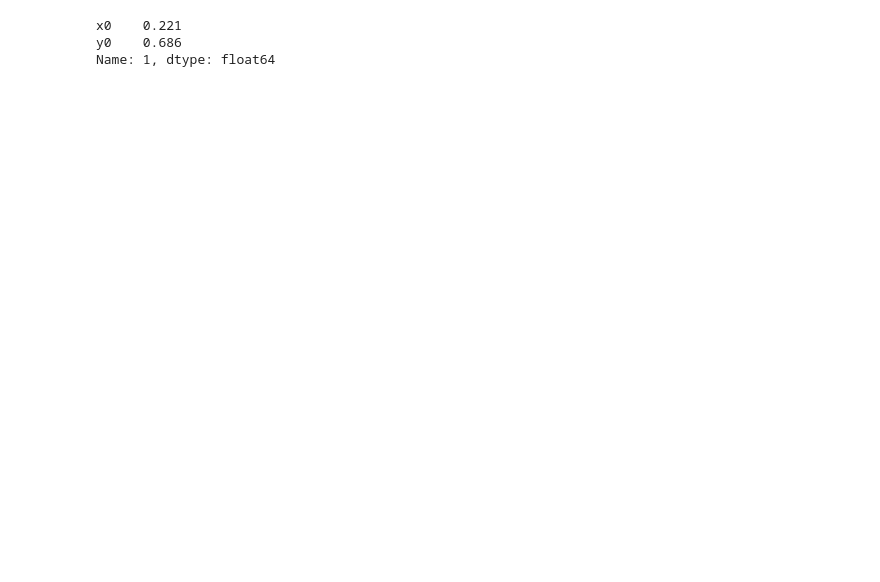
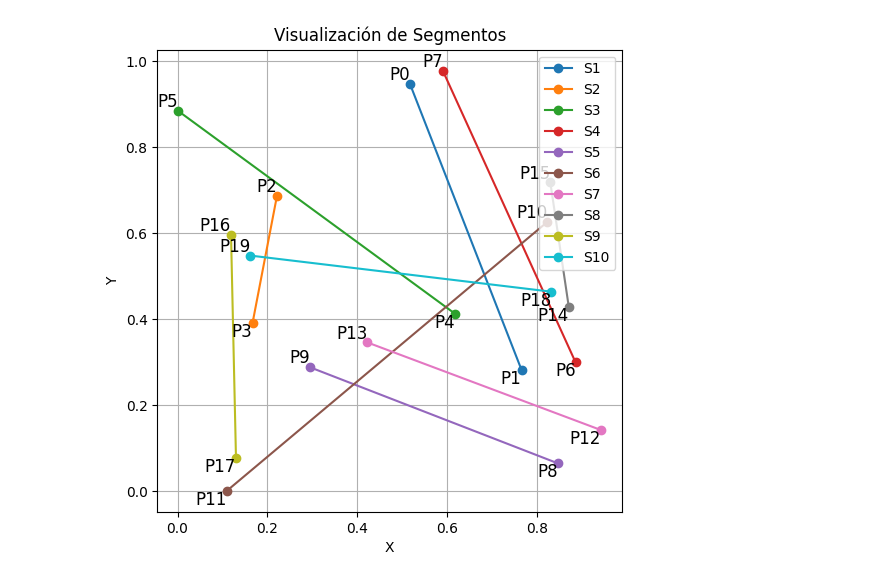
Before and after one commit to Camilohoyos99-DC/Computational-geometry, a Jupyter notebook: Métodos_propios_CH/Homework 1.ipynb, the cells around one changed output. Cells and saved outputs as stored; diff of their text form; code cells hidden in the pictures; blank space fills up the shorter version.

Commit message:
casi tarea 1

```diff
--- a/Métodos_propios_CH/Homework 1.ipynb
+++ b/Métodos_propios_CH/Homework 1.ipynb
@@ -59,6 +678,0 @@ class Segment:
-# %%
-segments_csv = pd.read_csv("../Tareas/segmentos.csv")
-# %% [output]
-x0    0.221
-y0    0.686
-Name: 1, dtype: float64
@@ -64,0 +1086,17 @@ Name: 1, dtype: float64
+# %%
+seg = pd.read_csv("../Tareas/segmentos.csv")
+
+segments = []
+pp = Points([0, 0])
+ss = Segment(pp, pp)
+ss.reset_count()
+pp.reset_count()
+for i in seg.itertuples():
+    upper = Points((i.x0, i.y0))
+    lower = Points((i.x1, i.y1))
+    segmento = Segment(upper, lower)
+    segments.append(segmento)
+
+plot_segments(segments)
+# %% [output]
+[figure, added]
```
Also changed, not shown: parts of 23 cells of this notebook, 2 other files.
